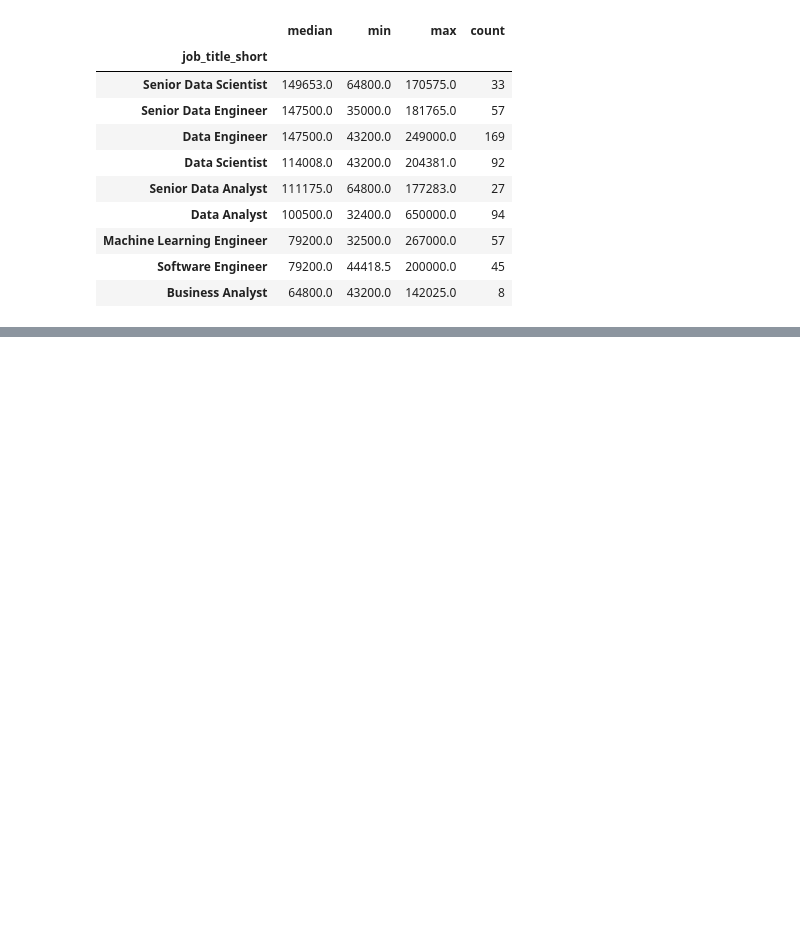
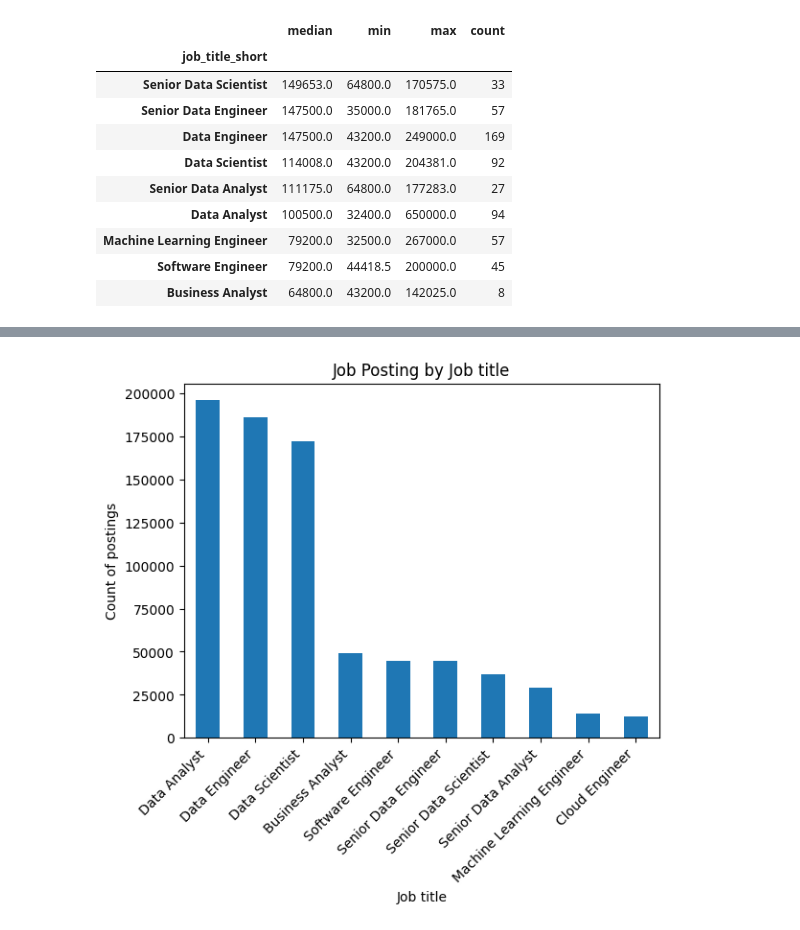
Before and after one commit to rajbaviskar-art/BasicPython, a Jupyter notebook: 12_Pandas.ipynb, the cells around one changed output, grey strips where cells are left out. Cells and saved outputs as stored; diff of their text form; code cells hidden in the pictures; blank space fills up the shorter version.

Commit message:
Added plotting section to the Pandas

```diff
--- a/12_Pandas.ipynb
+++ b/12_Pandas.ipynb
@@ -811,0 +839,19 @@ india_jobs.groupby('job_title_short')['salary_year_avg'].agg(['median', 'min', '
+# %%
+# Loading dataset
+dataset = load_dataset('lukebarousse/data_jobs')
+df = dataset['train'].to_pandas()
+# %%
+# Cleaning data
+df['job_posted_date'] = pd.to_datetime(df['job_posted_date'])
+# %%
+# Checking the jon counts
+job_counts = df.job_title_short.value_counts()
+# %%
+job_counts.plot(kind = 'bar')
+plt.ylabel('Count of postings')
+plt.xlabel('Job title')
+plt.xticks(rotation = 45, ha = 'right')
+plt.title('Job Posting by Job title')
+plt.show()
+# %% [output]
+[figure, added]
```
Also changed, not shown: parts of 4 cells of this notebook.
